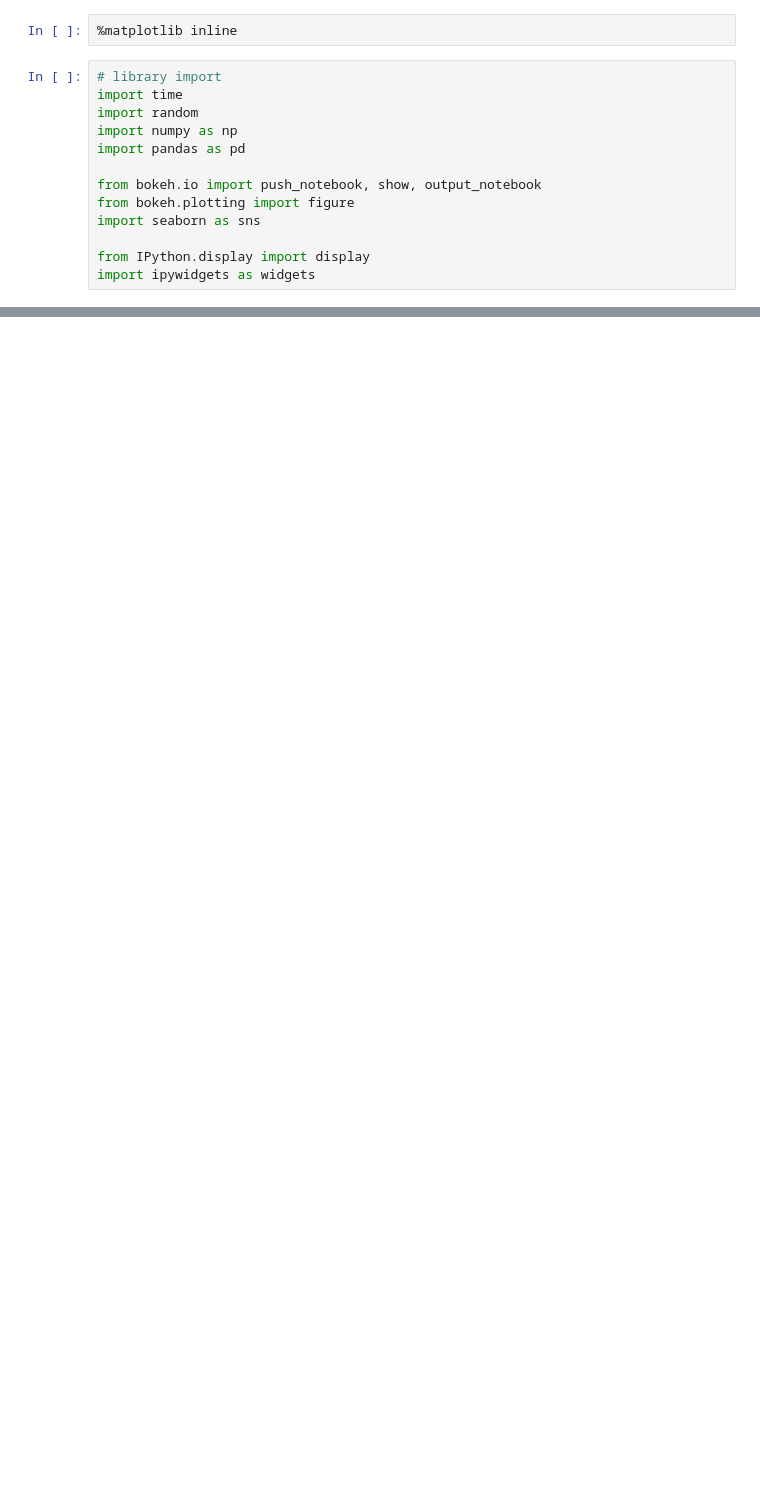
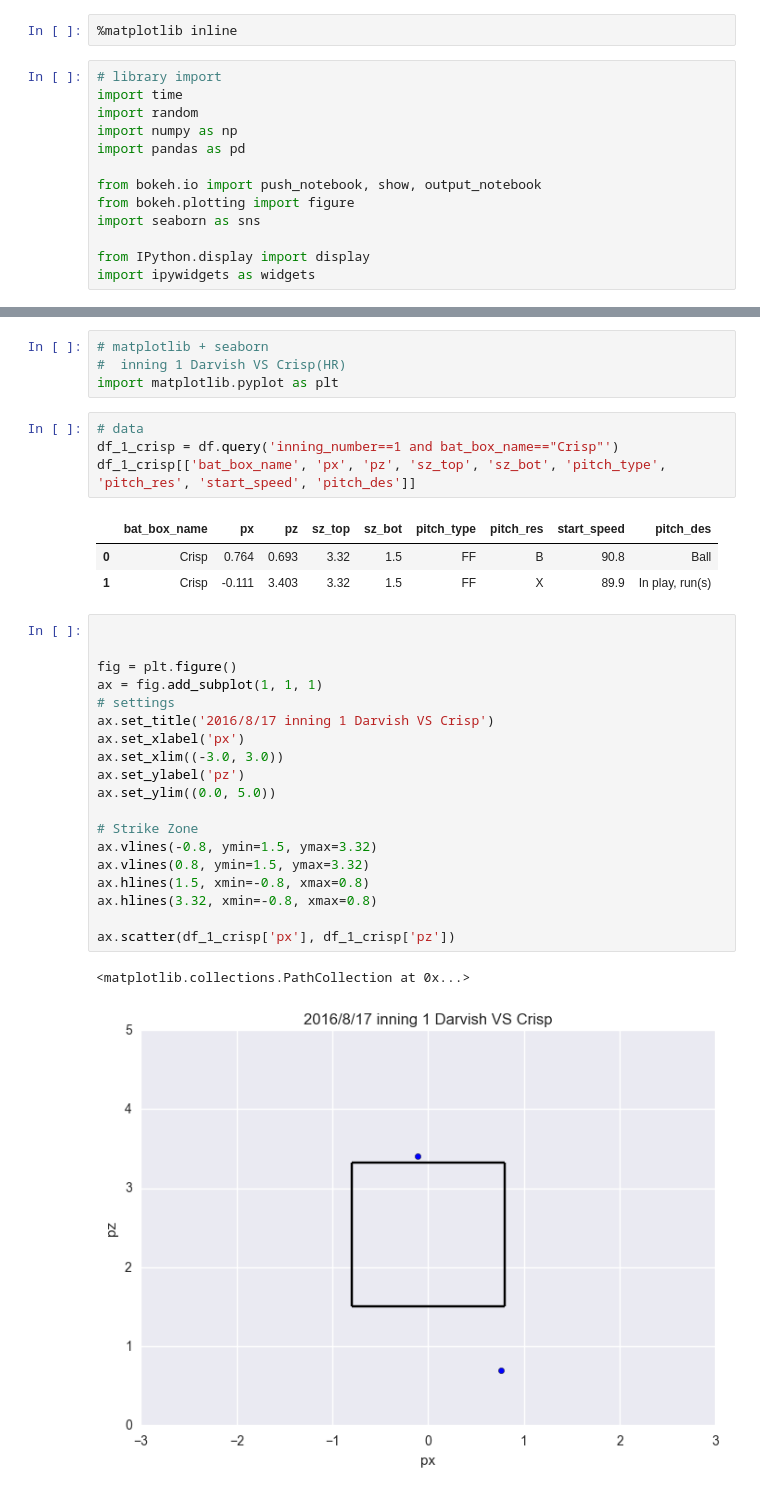
Before and after one commit to Shinichi-Nakagawa/pitchpx-example-pitchfx, a Jupyter notebook: yu_darvish_20160817_pitched.ipynb, the cells around one changed output, grey strips where cells are left out. Drawn from its saved outputs; the diff is of its cells as text; blank space fills up the shorter version.

```diff
--- a/yu_darvish_20160817_pitched.ipynb
+++ b/yu_darvish_20160817_pitched.ipynb
@@ -44,0 +69,34 @@ df
+# %%
+# matplotlib + seaborn
+#  inning 1 Darvish VS Crisp(HR)
+import matplotlib.pyplot as plt
+# %%
+# data
+df_1_crisp = df.query('inning_number==1 and bat_box_name=="Crisp"')
+df_1_crisp[['bat_box_name', 'px', 'pz', 'sz_top', 'sz_bot', 'pitch_type', 'pitch_res', 'start_speed', 'pitch_des']]
+# %% [output]
+|  | bat_box_name | px | pz | sz_top | sz_bot | pitch_type | pitch_res | start_speed | pitch_des |
+| 0 | Crisp | 0.764 | 0.693 | 3.32 | 1.5 | FF | B | 90.8 | Ball |
+| 1 | Crisp | -0.111 | 3.403 | 3.32 | 1.5 | FF | X | 89.9 | In play, run(s) |
+# %%
+
+
+fig = plt.figure()
+ax = fig.add_subplot(1, 1, 1)
+# settings
+ax.set_title('2016/8/17 inning 1 Darvish VS Crisp')
+ax.set_xlabel('px')
+ax.set_xlim((-3.0, 3.0))
+ax.set_ylabel('pz')
+ax.set_ylim((0.0, 5.0))
+
+# Strike Zone
+ax.vlines(-0.8, ymin=1.5, ymax=3.32)
+ax.vlines(0.8, ymin=1.5, ymax=3.32)
+ax.hlines(1.5, xmin=-0.8, xmax=0.8)
+ax.hlines(3.32, xmin=-0.8, xmax=0.8)
+
+ax.scatter(df_1_crisp['px'], df_1_crisp['pz'])
+# %% [output]
+<matplotlib.collections.PathCollection at 0x...>
+[figure, added]
```
Also changed, not shown: parts of 4 cells of this notebook.
